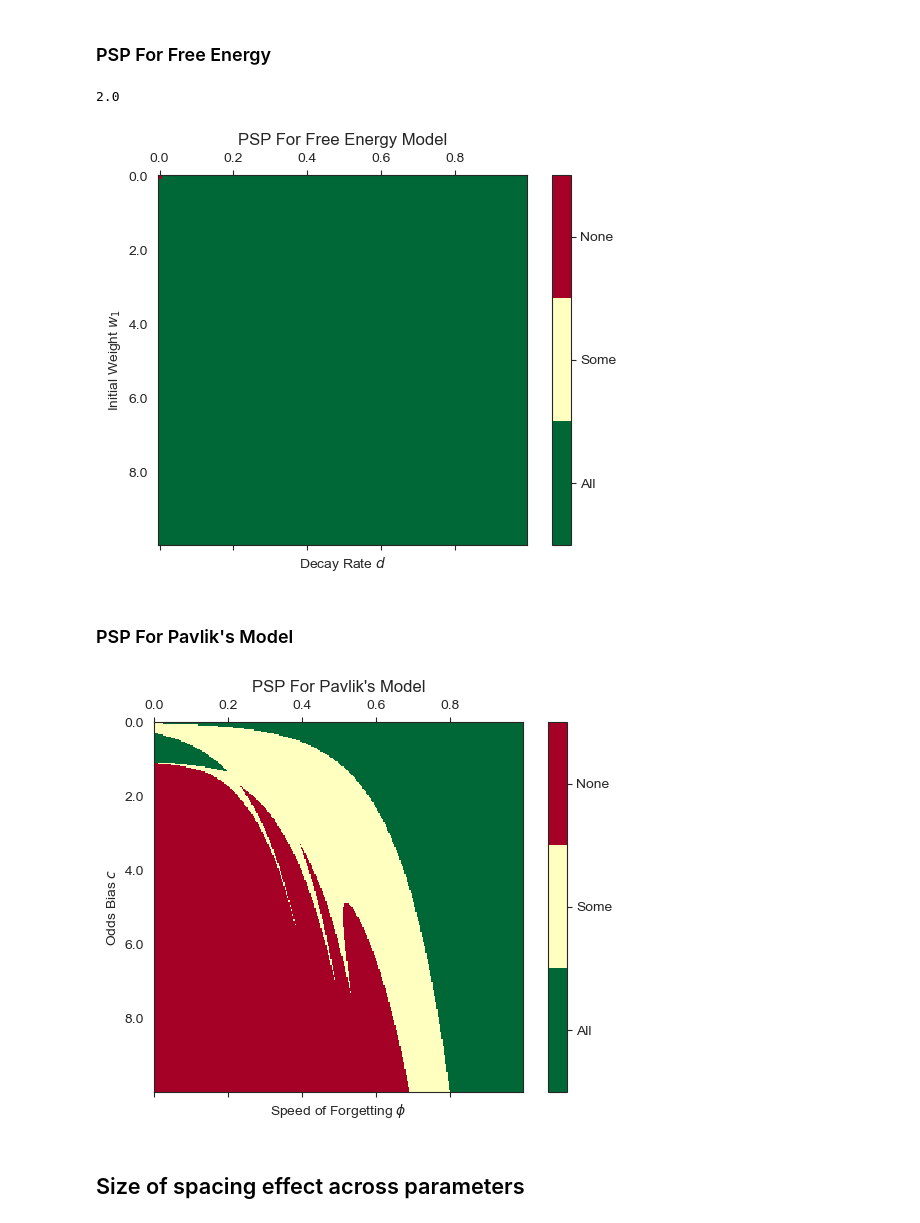
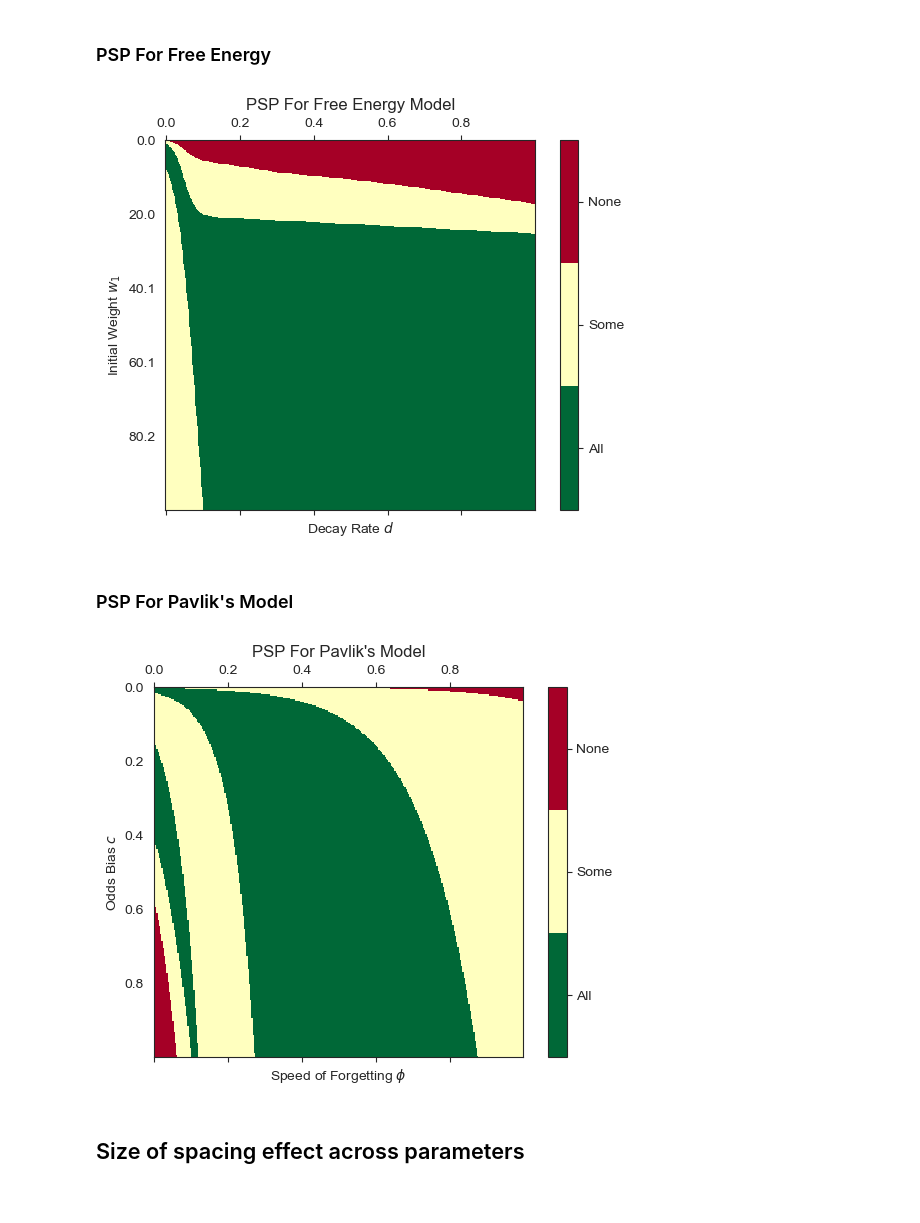
Before and after one commit to UWCCDL/SpacingEffect, a Jupyter notebook: spacing.ipynb, the cells around one changed output. Saved outputs shown, nothing was run; the diff lists cells and outputs as text; code cells hidden in the pictures.

```diff
--- a/spacing.ipynb
+++ b/spacing.ipynb
@@ -229,11 +245,12 @@ ax.set_xlabel("Space Between Encodings (days)")
 ax.set_title("Pavlik's Model")
 fig.suptitle("Model vs. Data")
 
-results = pavlik(design, c=pavlik_best.x[0], d=pavlik_best.x[1])
+results_pa = pavlik(design, c=c_star, d=d_star, tau=tau_star, s=s_star)
+
 plt.gca().set_prop_cycle(None)
 for ri in design.keys():
     x = design[ri]
-    y = results[ri]
+    y = results_pa[ri]
     ax.plot(x, y, "-")
 plt.show()
 # %% [output]
@@ -353,21 +376,27 @@ bads:TooCloseBounds: For each variable, hard and plausible bounds should not be
 ## Best Fit Against Data
 # %%
 fig, ax = plt.subplots()
-cepeda.groupby("RI").plot(x="Spacing", y="Accuracy", marker="o", ax=ax, linestyle="--")
-ax.legend(["After %d days" % (x,) for x in [7, 35, 70, 350]],
-          loc="upper right", title="Test")
+#cmap = mpl.colormaps['mako'] # Get the 'viridis' colormap
+#colors = cmap(np.linspace(0, 1, 5))
+ax.set_prop_cycle(cycler('color', colors))
+
+cepeda.groupby("RI").plot(x="Spacing", y="Accuracy", marker="o", ax=ax, linestyle="", alpha=0.5)
+ax.legend(["%d days" % (x,) for x in [7, 35, 70, 350]],
+          loc="upper right", title="Retention")
 ax.set_ylabel("Recall Accuracy")
-ax.set_xlabel("Space Between Encodings (days)")
+ax.set_xlabel("Spacing Interval (days)")
 ax.set_title("Free Energy Model")
 fig.suptitle("Model vs. Data")
 
-results = free_energy(design, d=free_energy_best.x[0], w0=free_energy_best.x[1])
+results_fear = free_energy(design, d=d_star, w0=w0_star, tau=tau_star, s=s_star)
+plt.gca().set_prop_cycle(None)
+ax.set_prop_cycle(cycler('color', colors))
 
-plt.gca().set_prop_cycle(None)
 for ri in design.keys():
     x = design[ri]
     y = results[ri]
 
     ax.plot(x, y, "-")
+plt.savefig("cepeda_fear.png")
 plt.show()
 # %% [output]
@@ -501,7 +587,7 @@ plt.show()
 
 ### Andrea's Model
 # %%
-default_w = 2.5
+default_w = 2
 default_d = 0.3
 
 def trace_activation(time, creation, d = default_d):
@@ -535,6 +621,6 @@ for i, t in enumerate(traces):
 ax.plot(time, memory, linewidth=3, color="grey", alpha=0.25)
 ax.set_xlabel("Time")
 ax.set_ylabel("Activation $A(m)$")
-ax.set_title("Surprisal Model ($w_0 = %.2f$, $d = %.2f$)" % (default_w, default_d))
+ax.set_title("Surprisal Model ($w_1 = %.2f$, $d = %.2f$)" % (default_w, default_d))
 plt.show()
 # %% [output]
@@ -867,11 +949,11 @@ def categorize(results):
 # %% [markdown]
 ### PSP For Free Energy
 # %%
-NPOINTS = 100
+NPOINTS = 500
 MARKERS = int(NPOINTS/5)
 
 cmap = plt.get_cmap('RdYlGn_r', 3)
-w_space = np.linspace(1e-10, 10, NPOINTS) # Y axis
+w_space = np.linspace(1e-10, 100, NPOINTS) # Y axis
 d_space = np.linspace(1e-10, 1, NPOINTS) # X Axis
 
 S = np.zeros((len(w_space), len(d_space)))
@@ -881,8 +963,6 @@ for i, w0 in enumerate(w_space):
         res = free_energy(design, d=d, w0=w0)
         S[i, j] = categorize(res)
 
-S[0,0]=2
-print(np.sum(S))
 fig = plt.figure()
 ax = fig.add_subplot(111)
 cax = ax.matshow(S, interpolation='nearest', cmap=cmap)
@@ -890,7 +970,7 @@ fig.colorbar(cax, ticks=[1/3, 1, 5/3], format=FixedFormatter(["All", "Some", "No
 ax.xaxis.set_major_locator(MultipleLocator(MARKERS))
 ax.yaxis.set_major_locator(MultipleLocator(MARKERS))
 ax.set_xticklabels([''] + [str(round(x, 1)) for x in d_space[0::MARKERS]])
-ax.set_yticklabels([''] + [str(round(x, 0)) for x in w_space[0::MARKERS]])
+ax.set_yticklabels([''] + [str(round(x, 1)) for x in w_space[0::MARKERS]])
 ax.set_ylabel("Initial Weight $w_1$")
 ax.set_xlabel("Decay Rate $d$")
 #ax.set_title("PSP For Free Energy Model, $w_1 \in [0, 10]$")
@@ -898,38 +978,37 @@ ax.set_title("PSP For Free Energy Model")
 #plt.tight_layout()
 plt.show()
 # %% [output]
-2.0
-[figure, old version]
+[figure, new version]
 # %% [markdown]
 ### PSP For Pavlik's Model
 # %%
 NPOINTS = 300
 MARKERS = int(NPOINTS/5)
 
-c_space = np.linspace(0, 10, NPOINTS)
+c_space = np.linspace(0, 1, NPOINTS)
 d_space = np.linspace(1e-10, 1, NPOINTS)
 
 S = np.zeros((len(c_space), len(d_space)))
 
 for i, c in enumerate(c_space):
     for j, d in enumerate(d_space):
         res = pavlik(design, d=d, c=c)
         S[i, j] = categorize(res)
 
 fig = plt.figure()
 ax = fig.add_subplot(111)
 cax = ax.matshow(S, interpolation='nearest', cmap=cmap)
 fig.colorbar(cax, ticks=[1/3, 1, 5/3], format=FixedFormatter(["All", "Some", "None"]))
 ax.xaxis.set_major_locator(MultipleLocator(MARKERS))
 ax.yaxis.set_major_locator(MultipleLocator(MARKERS))
 ax.set_xticklabels([''] + [str(round(x, 1)) for x in d_space[0::MARKERS]])
-ax.set_yticklabels([''] + [str(round(x, 0)) for x in c_space[0::MARKERS]])
+ax.set_yticklabels([''] + [str(round(x, 1)) for x in c_space[0::MARKERS]])
 ax.set_ylabel("Odds Bias $c$")
 ax.set_xlabel("Speed of Forgetting $\phi$")
 ax.set_title("PSP For Pavlik's Model")
 plt.show()
 # %% [output]
-[figure, old version]
+[figure, new version]
 # %% [markdown]
 ## Size of spacing effect across parameters
 # %%
```
Also changed, not shown: parts of 22 cells of this notebook.
